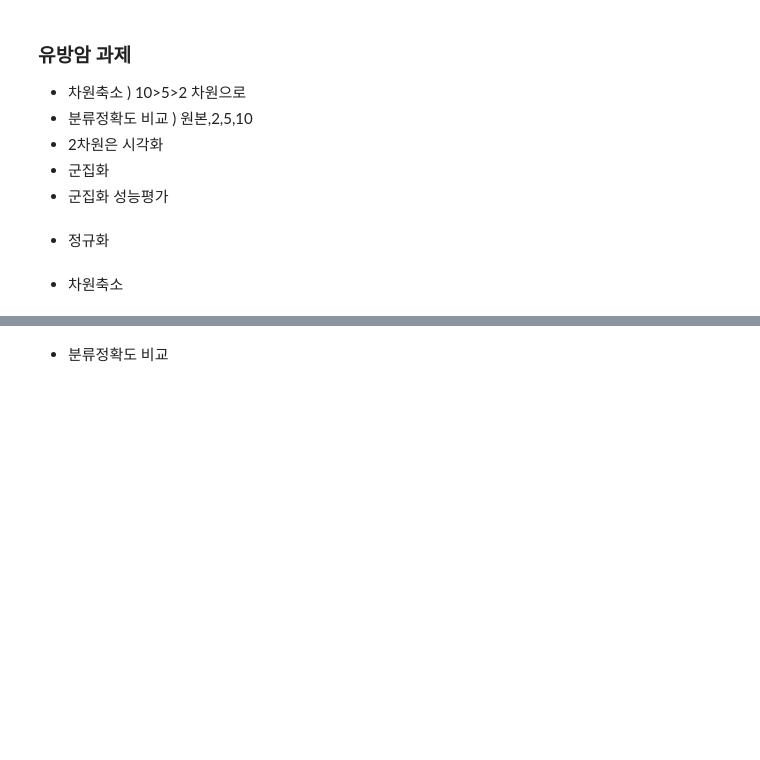
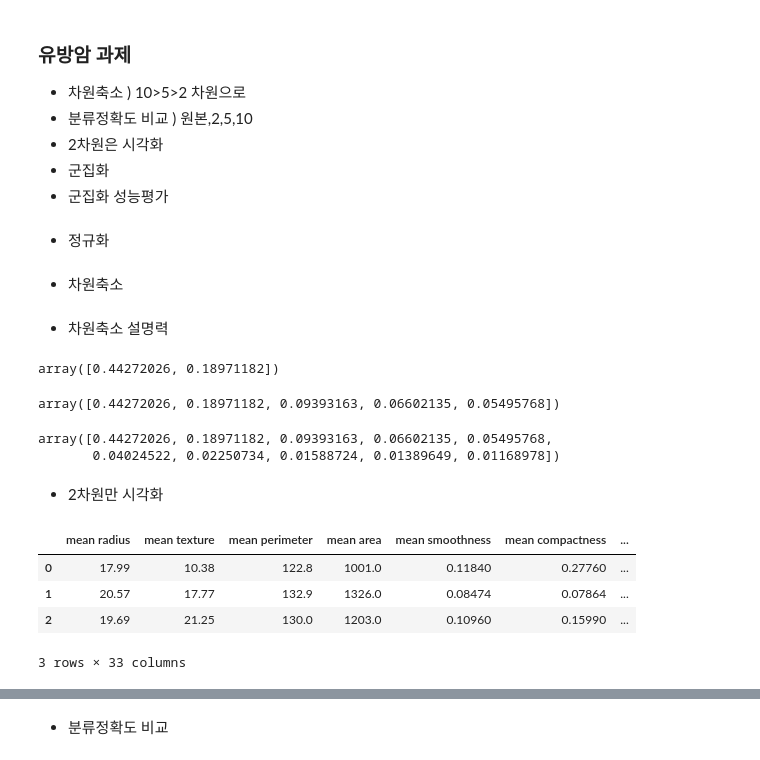
Before and after one commit to Soeui-lee/Machine_Learning_Lecture_2021_12, a Jupyter notebook: 05.차원축소/유방암과제.ipynb, the cells around one changed output, grey strips where cells are left out. Drawn from its saved outputs; the diff is of its cells as text; code cells hidden in the pictures; blank space fills up the shorter version.

```diff
--- a/05.차원축소/유방암과제.ipynb
+++ b/05.차원축소/유방암과제.ipynb
@@ -28,3 +28,32 @@ pca3 = PCA(n_components=10)
 br_pca1 = pca1.fit_transform(br_std)
 br_pca2 = pca2.fit_transform(br_std)
 br_pca3 = pca3.fit_transform(br_std)
+# %% [markdown]
+- 차원축소 설명력
+# %%
+pca1.explained_variance_ratio_
+# %% [output]
+array([0.44272026, 0.18971182])
+# %%
+pca2.explained_variance_ratio_
+# %% [output]
+array([0.44272026, 0.18971182, 0.09393163, 0.06602135, 0.05495768])
+# %%
+pca3.explained_variance_ratio_
+# %% [output]
+array([0.44272026, 0.18971182, 0.09393163, 0.06602135, 0.05495768,
+       0.04024522, 0.02250734, 0.01588724, 0.01389649, 0.01168978])
+# %% [markdown]
+- 2차원만 시각화
+# %%
+df= pd.DataFrame(br.data, columns=br.feature_names)
+df['target'] = br.target
+df['PC1'] = br_pca2[:,0]
+df['PC2'] = br_pca2[:,1]
+df.head(3)
+# %% [output]
+|  | mean radius | mean texture | mean perimeter | mean area | mean smoothness | mean compactness | ... |
+| 0 | 17.99 | 10.38 | 122.8 | 1001.0 | 0.11840 | 0.27760 | ... |
+| 1 | 20.57 | 17.77 | 132.9 | 1326.0 | 0.08474 | 0.07864 | ... |
+| 2 | 19.69 | 21.25 | 130.0 | 1203.0 | 0.10960 | 0.15990 | ... |
+3 rows × 33 columns
```
Also changed, not shown: parts of 10 cells of this notebook.
